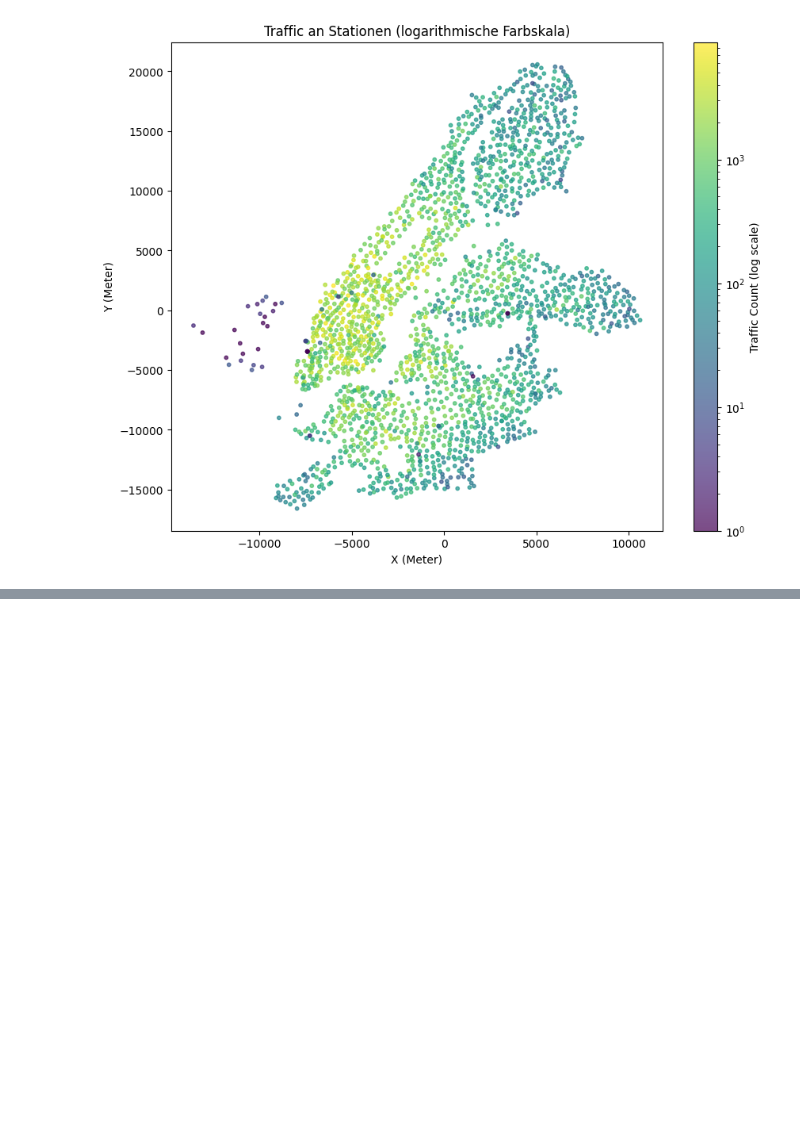
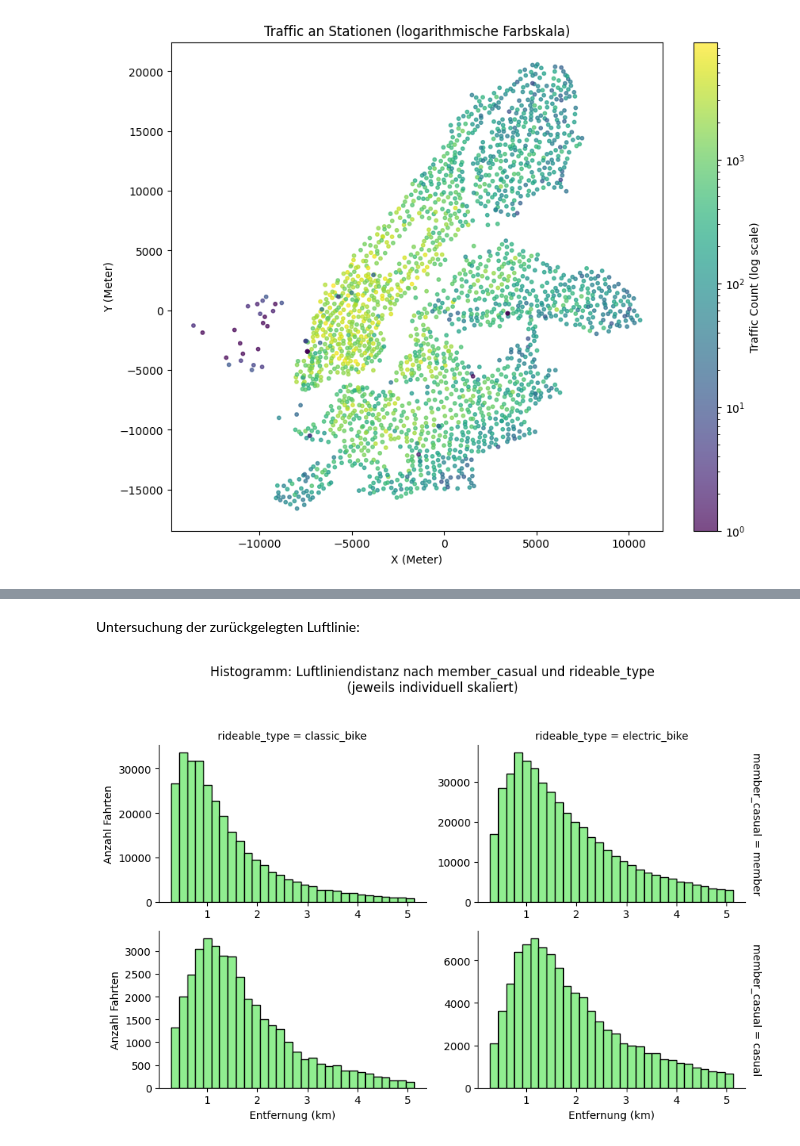
Before and after one commit to JanKrabbe/axa_challenge, a Jupyter notebook: explorative_data_analysis.ipynb, the cells around one changed output, grey strips where cells are left out. Saved outputs shown, nothing was run; the diff lists cells and outputs as text; code cells hidden in the pictures; blank space fills up the shorter version.

```diff
--- a/explorative_data_analysis.ipynb
+++ b/explorative_data_analysis.ipynb
@@ -67,0 +141,32 @@ Untersuchung wie oft die Stationen als Start- und Endpunkte genutzt wurden:
+# %% [markdown]
+Untersuchung der zurückgelegten Luftlinie:
+# %%
+import numpy as np
+
+def haversine_distance(lat1, lng1, lat2, lng2):
+    R = 6371  # Erdradius in km
+    phi1 = np.radians(lat1)
+    phi2 = np.radians(lat2)
+    delta_phi = np.radians(lat2 - lat1)
+    delta_lambda = np.radians(lng2 - lng1)
+    a = np.sin(delta_phi / 2)**2 + np.cos(phi1) * np.cos(phi2) * np.sin(delta_lambda / 2)**2
+    c = 2 * np.arctan2(np.sqrt(a), np.sqrt(1 - a))
+    return R * c
+
+citibike_dataset.df_rides['distance'] = haversine_distance(citibike_dataset.df_rides['start_lat'], citibike_dataset.df_rides['start_lng'], citibike_dataset.df_rides['end_lat'], citibike_dataset.df_rides['end_lng'])
+
+# Plot without outliers
+distance_low = citibike_dataset.df_rides['distance'].quantile(0.05)
+distance_high = citibike_dataset.df_rides['distance'].quantile(0.95)
+df_distance = citibike_dataset.df_rides[(citibike_dataset.df_rides['distance'] >= distance_low) & (citibike_dataset.df_rides['distance'] <= distance_high)]
+
+
+g = sns.FacetGrid(df_distance, row="member_casual", col="rideable_type",
+                  sharex=False, sharey=False, margin_titles=True, height=3, aspect=1.5)
+g.map(plt.hist, "distance", bins=30, color='lightgreen', edgecolor='black')
+g.set_axis_labels("Entfernung (km)", "Anzahl Fahrten")
+g.fig.suptitle("Histogramm: Luftliniendistanz nach member_casual und rideable_type\n(jeweils individuell skaliert)", y=1.03)
+plt.tight_layout()
+plt.show()
+# %% [output]
+[figure, added]
```
Also changed, not shown: parts of 17 cells of this notebook.
